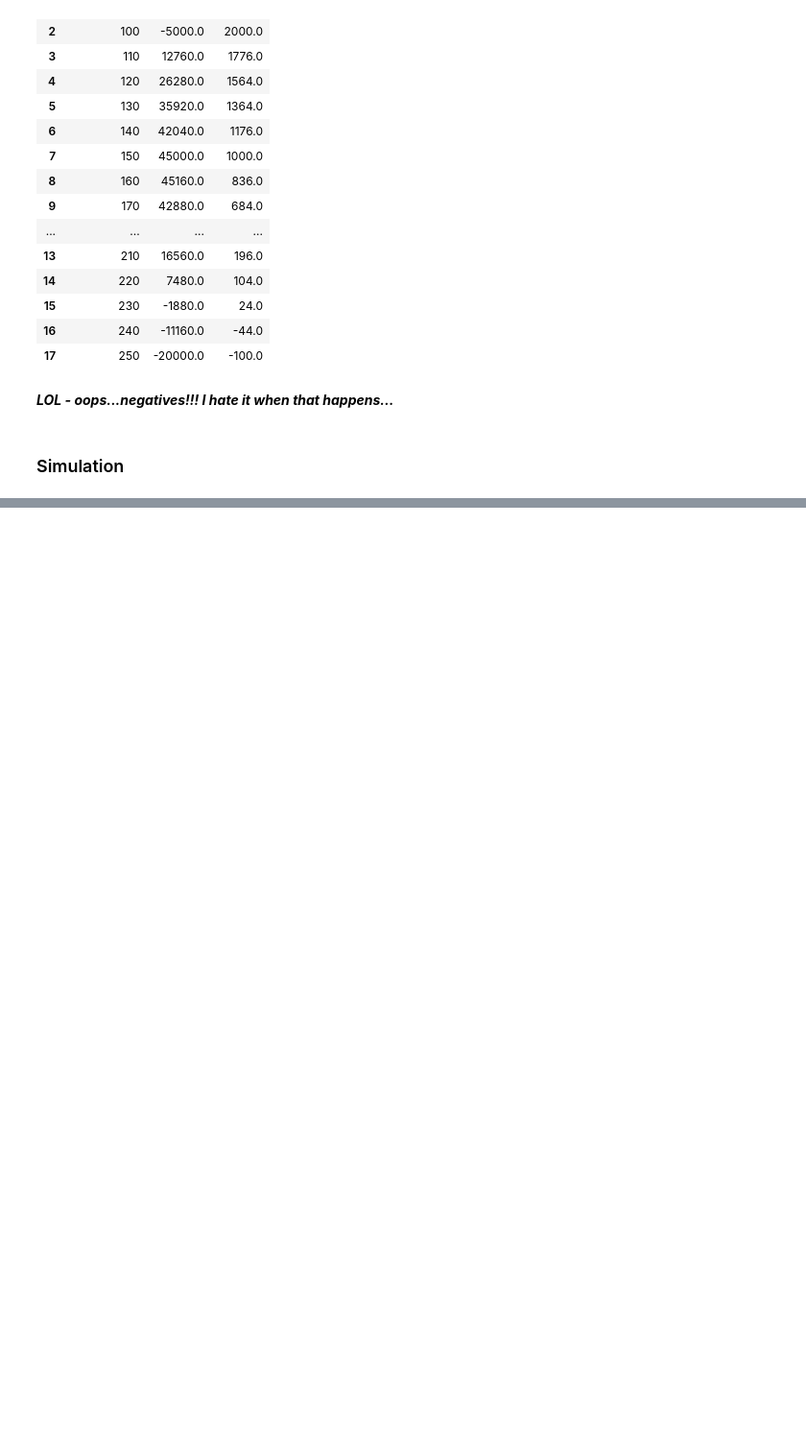
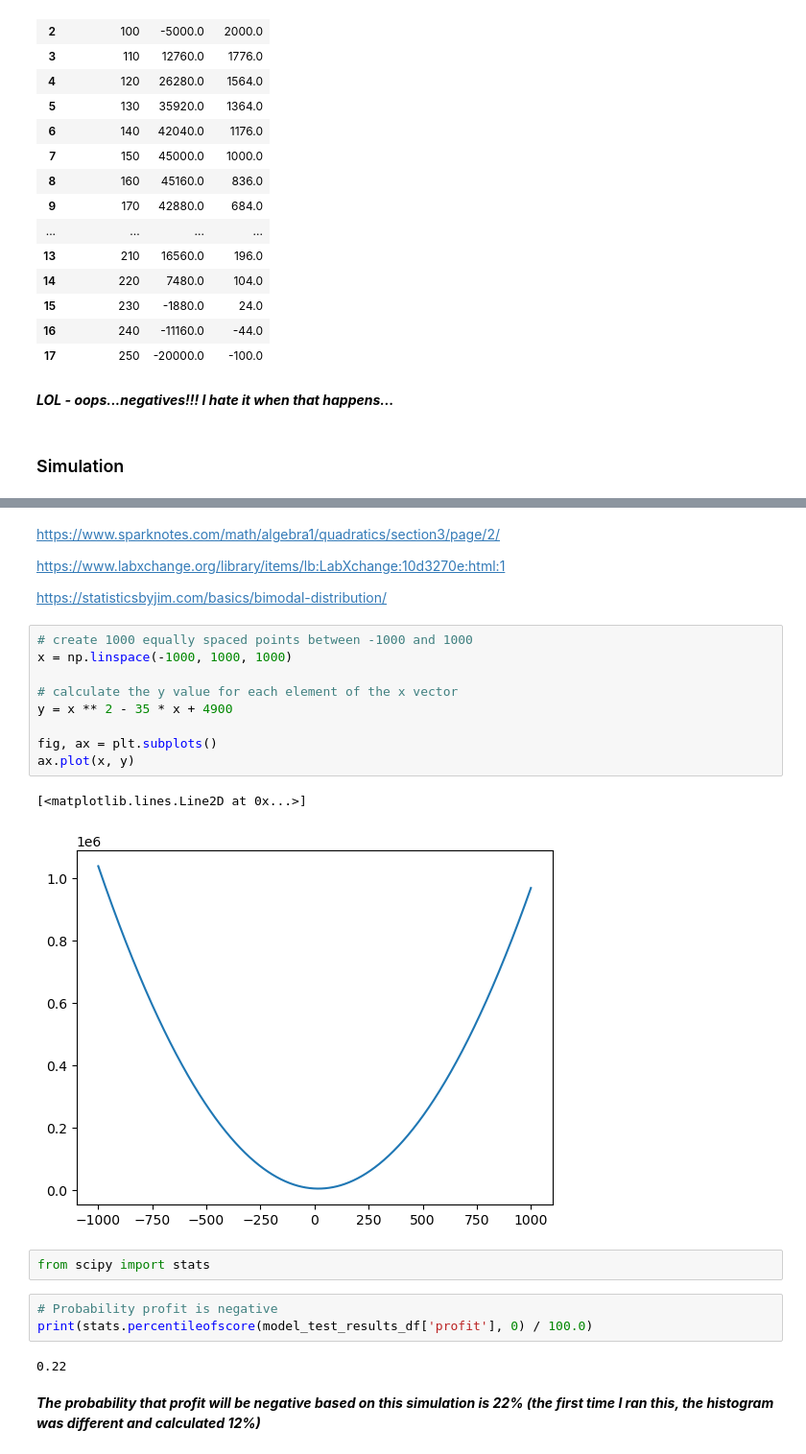
Before and after one commit to Rhedhead0621/whatif, a Jupyter notebook: notebooks/hw2_Analysis1_Hojdila.ipynb, the cells around one changed output, grey strips where cells are left out. Shown at 96% size. Saved outputs shown, nothing was run; the diff lists cells and outputs as text; blank space fills up the shorter version.

```diff
--- a/notebooks/hw2_Analysis1_Hojdila.ipynb
+++ b/notebooks/hw2_Analysis1_Hojdila.ipynb
@@ -248,0 +324,28 @@ mt_dt3_df
+# %% [markdown]
+https://www.sparknotes.com/math/algebra1/quadratics/section3/page/2/
+
+https://www.labxchange.org/library/items/lb:LabXchange:10d3270e:html:1
+
+https://statisticsbyjim.com/basics/bimodal-distribution/
+# %%
+# create 1000 equally spaced points between -1000 and 1000
+x = np.linspace(-1000, 1000, 1000)
+
+# calculate the y value for each element of the x vector
+y = x ** 2 - 35 * x + 4900
+
+fig, ax = plt.subplots()
+ax.plot(x, y)
+# %% [output]
+[<matplotlib.lines.Line2D at 0x...>]
+[figure, added]
+# %%
+from scipy import stats
+# %%
+# Probability profit is negative
+print(stats.percentileofscore(model_test_results_df['profit'], 0) / 100.0)
+# %% [output]
+0.22
+# %% [markdown]
+***The probability that
+profit will be negative based on this simulation is 22% (the first time I ran this, the histogram was different and calculated 12%)***
```
Also changed, not shown: parts of 13 cells of this notebook, 2 other files.
